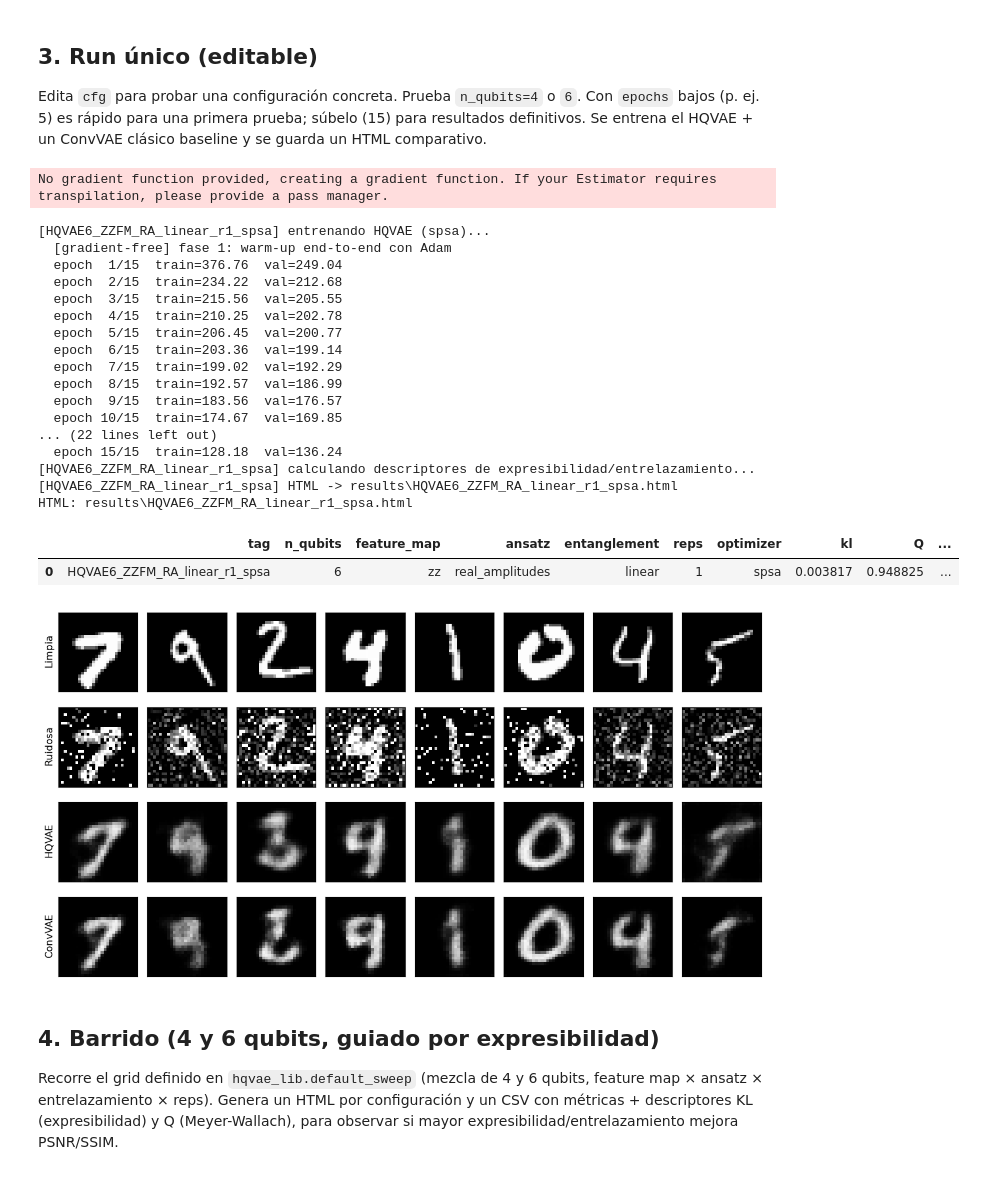
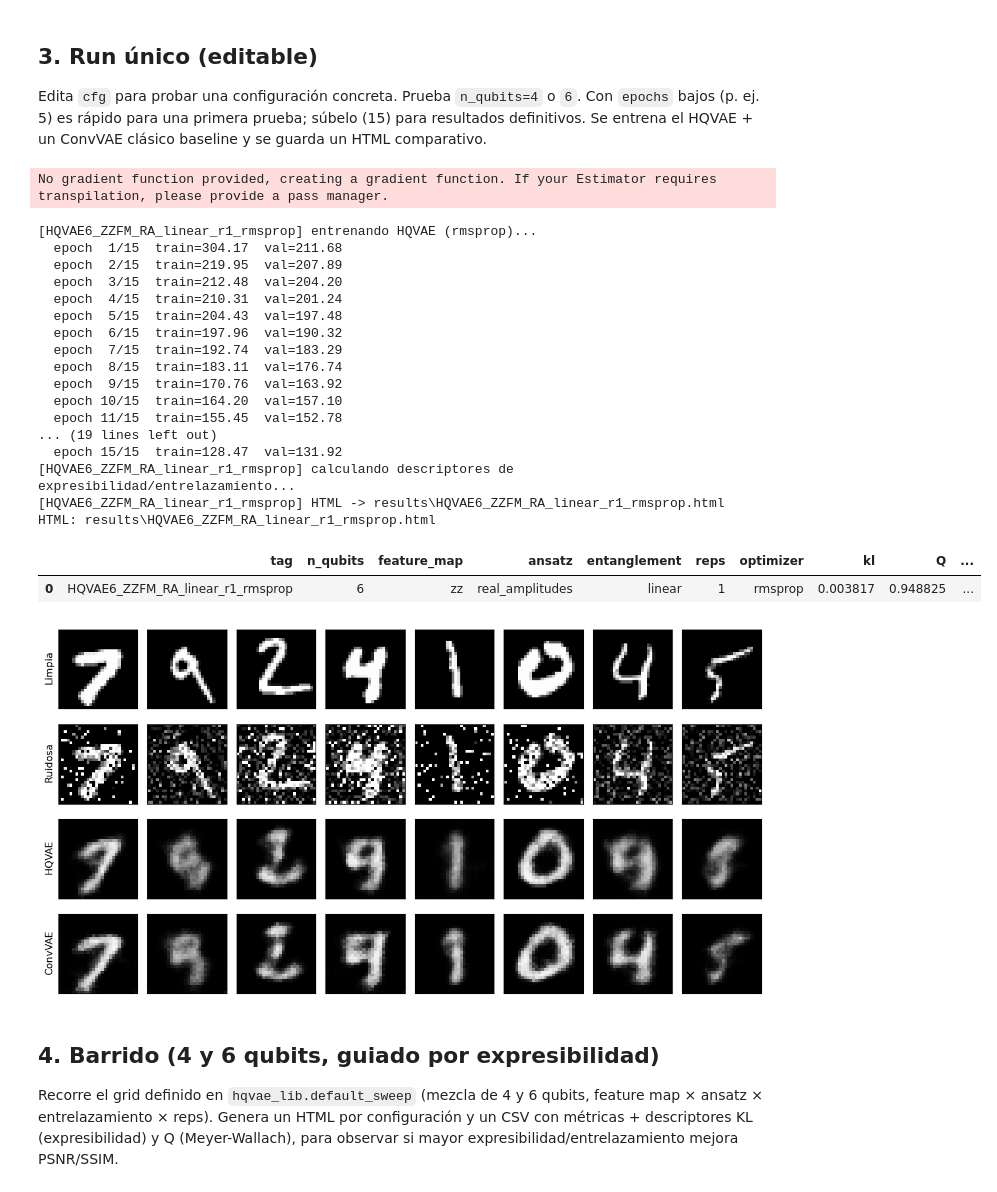
Before and after one commit to SERGI0HERREROS/mixed-noise-hybrid-qml, a Jupyter notebook: test-hqvae/test_hqvae.ipynb, the cells around one changed output. Drawn from its saved outputs; the diff is of its cells as text; code cells hidden in the pictures.

Commit message:
HQVAE6_ZZFM_RA_linear_r1_rmsprop_12

```diff
--- a/test-hqvae/test_hqvae.ipynb
+++ b/test-hqvae/test_hqvae.ipynb
@@ -69,48 +69,49 @@ Edita `cfg` para probar una configuración concreta. Prueba `n_qubits=4` o `6`.
 # %%
 cfg = hl.HQVAEConfig(
     n_qubits=6,                 # prueba 4 o 6
     feature_map='zz',           # 'zz' | 'pauli'
     ansatz='real_amplitudes',   # 'real_amplitudes' | 'efficient_su2'
     fm_entanglement='full',
     ansatz_entanglement='linear',
     reps=1,
     latent_dim=12,
     beta=0.5,
     epochs=15,                   # 15 para el resultado final
     lr=1e-3,
-    optimizer='spsa',           # adam|adamw|sgd|rmsprop|lbfgs|cobyla|spsa
+    optimizer='rmsprop',           # adam|adamw|sgd|rmsprop|lbfgs|cobyla|spsa
+    seed=SEED,
 )
 
 out = hl.run_config(cfg, loaders, device=DEVICE, results_dir=RESULTS_DIR)
 print('HTML:', out['html'])
 pd.DataFrame([out['row']])
 # %% [output]
 No gradient function provided, creating a gradient function. If your Estimator requires transpilation, please provide a pass manager.
-[HQVAE6_ZZFM_RA_linear_r1_spsa] entrenando HQVAE (spsa)...
-  [gradient-free] fase 1: warm-up end-to-end con Adam
-  epoch  1/15  train=376.76  val=249.04
-  epoch  2/15  train=234.22  val=212.68
-  epoch  3/15  train=215.56  val=205.55
-  epoch  4/15  train=210.25  val=202.78
-  epoch  5/15  train=206.45  val=200.77
-  epoch  6/15  train=203.36  val=199.14
-  epoch  7/15  train=199.02  val=192.29
-  epoch  8/15  train=192.57  val=186.99
-  epoch  9/15  train=183.56  val=176.57
-  epoch 10/15  train=174.67  val=169.85
-... (22 lines left out)
-  epoch 15/15  train=128.18  val=136.24
-[HQVAE6_ZZFM_RA_linear_r1_spsa] calculando descriptores de expresibilidad/entrelazamiento...
-[HQVAE6_ZZFM_RA_linear_r1_spsa] HTML -> results\HQVAE6_ZZFM_RA_linear_r1_spsa.html
-HTML: results\HQVAE6_ZZFM_RA_linear_r1_spsa.html
+[HQVAE6_ZZFM_RA_linear_r1_rmsprop] entrenando HQVAE (rmsprop)...
+  epoch  1/15  train=304.17  val=211.68
+  epoch  2/15  train=219.95  val=207.89
+  epoch  3/15  train=212.48  val=204.20
+  epoch  4/15  train=210.31  val=201.24
+  epoch  5/15  train=204.43  val=197.48
+  epoch  6/15  train=197.96  val=190.32
+  epoch  7/15  train=192.74  val=183.29
+  epoch  8/15  train=183.11  val=176.74
+  epoch  9/15  train=170.76  val=163.92
+  epoch 10/15  train=164.20  val=157.10
+  epoch 11/15  train=155.45  val=152.78
+... (19 lines left out)
+  epoch 15/15  train=128.47  val=131.92
+[HQVAE6_ZZFM_RA_linear_r1_rmsprop] calculando descriptores de expresibilidad/entrelazamiento...
+[HQVAE6_ZZFM_RA_linear_r1_rmsprop] HTML -> results\HQVAE6_ZZFM_RA_linear_r1_rmsprop.html
+HTML: results\HQVAE6_ZZFM_RA_linear_r1_rmsprop.html
 |  | tag | n_qubits | feature_map | ansatz | entanglement | reps | optimizer | kl | Q | ... |
-| 0 | HQVAE6_ZZFM_RA_linear_r1_spsa | 6 | zz | real_amplitudes | linear | 1 | spsa | 0.003817 | 0.948825 | ... |
+| 0 | HQVAE6_ZZFM_RA_linear_r1_rmsprop | 6 | zz | real_amplitudes | linear | 1 | rmsprop | 0.003817 | 0.948825 | ... |
 # %%
 # reconstrucciones inline (Limpia / Ruidosa / HQVAE / ConvVAE)
 _ = hl.fig_reconstruction_grid(out['hqvae'], out['vae'], test_ds, n=8, device=DEVICE)
 plt.show()
 # %% [output]
-[figure, old version]
+[figure, new version]
 # %% [markdown]
 ## 4. Barrido (4 y 6 qubits, guiado por expresibilidad)
 
```
Also changed, not shown: parts of 1 cell of this notebook, 3 other files.
